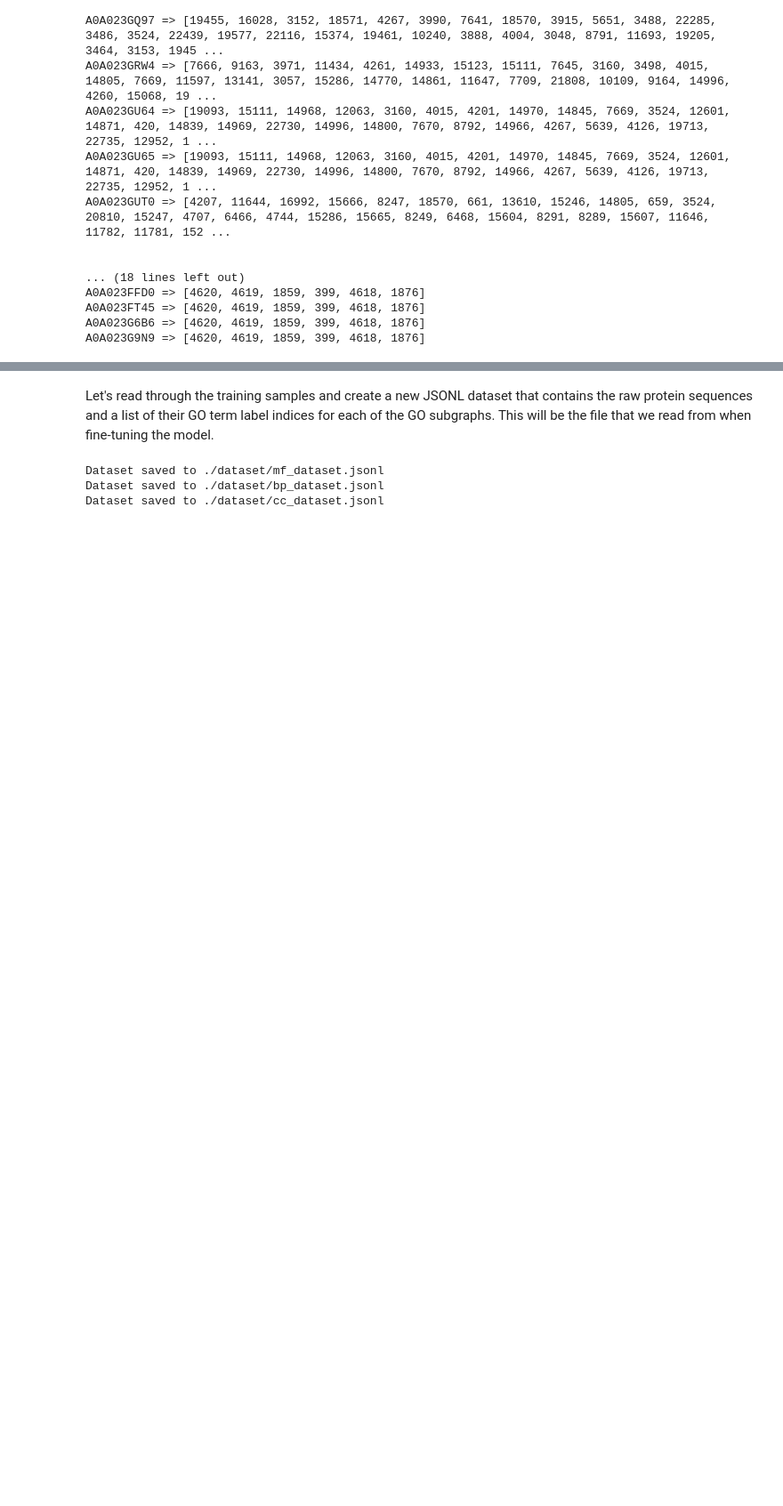
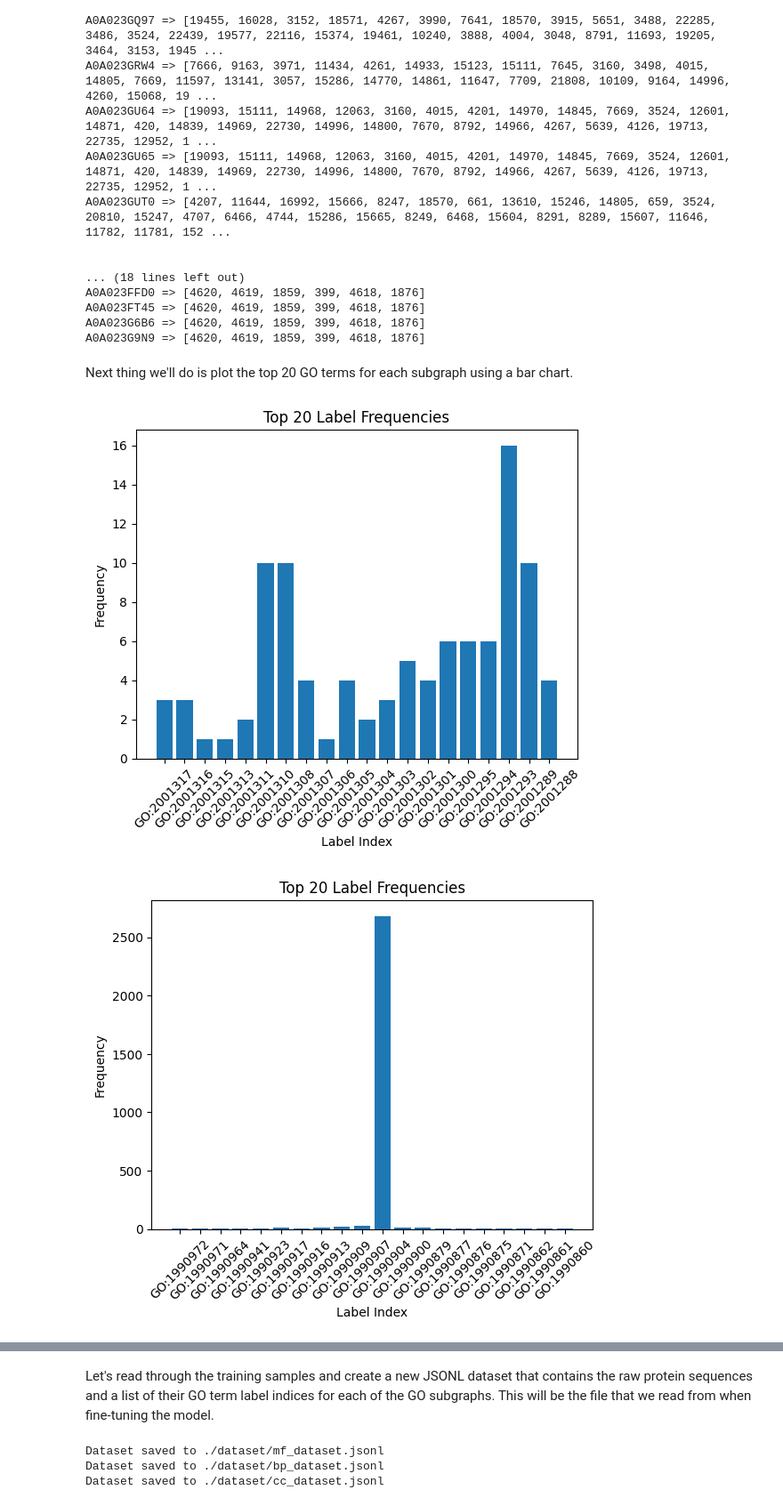
Before and after one commit to andrewdalpino/esm2-function-classifier, a Jupyter notebook: prepare_dataset.ipynb, the cells around one changed output, grey strips where cells are left out. Shown: that part at 89% size. Drawn from its saved outputs; the diff is of its cells as text; code cells hidden in the pictures; blank space fills up the shorter version.

```diff
--- a/prepare_dataset.ipynb
+++ b/prepare_dataset.ipynb
@@ -87,9 +87,13 @@ Now we can map the sequence IDs to their GO term label indices.
 # %%
 import pandas as pd
 
-from collections import defaultdict
+from collections import defaultdict, Counter
 
 terms_path = "./dataset/train/train_terms.tsv"
+
+bp_counter = Counter()
+cc_counter = Counter()
+mf_counter = Counter()
 
 # Convert to dict for O(1) label index lookup.
 bp_terms = {term: index for index, term in enumerate(bp_terms)}
@@ -104,19 +108,21 @@ df = pd.read_csv(terms_path, sep='\t')
 
 for _, row in df.iterrows():
     sequence_id = row["EntryID"]
-    aspect = row["aspect"]
     term_id = row["term"]
 
-    match aspect:
+    match row["aspect"]:
         case "BPO":
             label_index = bp_terms[term_id]
             bp_sequence_to_label_indices[sequence_id].append(label_index)
+            bp_counter[term_id] += 1
         case "CCO":
             label_index = cc_terms[term_id]
             cc_sequence_to_label_indices[sequence_id].append(label_index)
+            cc_counter[term_id] += 1
         case "MFO":
             label_index = mf_terms[term_id]
             mf_sequence_to_label_indices[sequence_id].append(label_index)
+            mf_counter[term_id] += 1
         case _:
             # Ignore other aspects
             continue
@@ -149,3 +155,23 @@ A0A023FFD0 => [4620, 4619, 1859, 399, 4618, 1876]
 A0A023FT45 => [4620, 4619, 1859, 399, 4618, 1876]
 A0A023G6B6 => [4620, 4619, 1859, 399, 4618, 1876]
 A0A023G9N9 => [4620, 4619, 1859, 399, 4618, 1876]
+# %% [markdown]
+Next thing we'll do is plot the top 20 GO terms for each subgraph using a bar chart.
+# %%
+import matplotlib.pyplot as plt
+
+for counter in [bp_counter, cc_counter, mf_counter]:
+    counter = dict(sorted(counter.items(), key=lambda item: item, reverse=True))
+
+    first_20 = dict(islice(counter.items(), 20))
+
+    plt.bar(first_20.keys(), first_20.values())
+
+    plt.xticks(rotation=45)
+    plt.xlabel("Label Index")
+    plt.ylabel("Frequency")
+    plt.title(f"Top 20 Label Frequencies")
+    plt.show()
+# %% [output]
+[figure, added]
+[figure, added]
```
Also changed, not shown: parts of 4 cells of this notebook, 4 other files.
